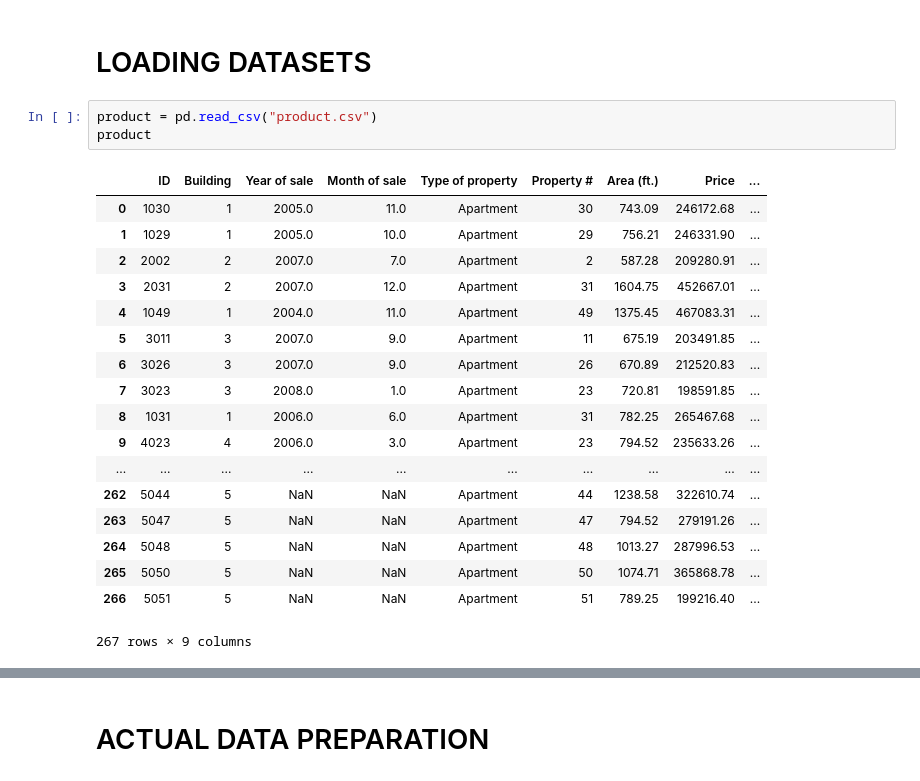
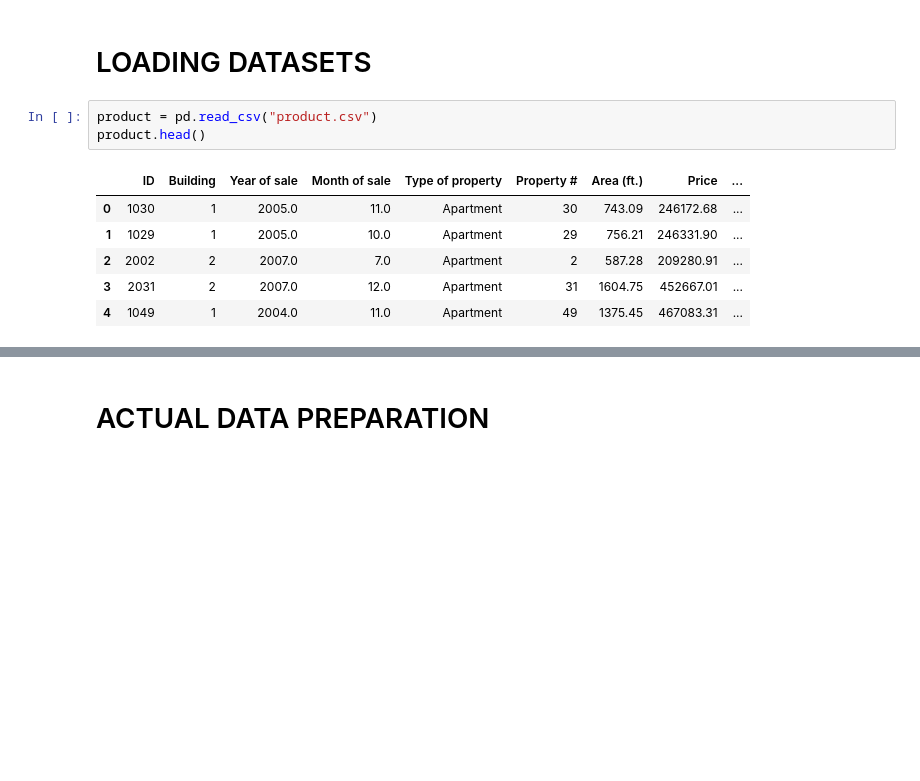
Before and after one commit to Salmankh3/Machine-Learning, a Jupyter notebook: Classification/Multi_Class/House Deal Satisfaction/House_Deal_Satisfaction_SVM.ipynb, the cells around one changed output, grey strips where cells are left out. Saved outputs shown, nothing was run; the diff lists cells and outputs as text; blank space fills up the shorter version.

```diff
--- a/Classification/Multi_Class/House Deal Satisfaction/House_Deal_Satisfaction_SVM.ipynb
+++ b/Classification/Multi_Class/House Deal Satisfaction/House_Deal_Satisfaction_SVM.ipynb
@@ -8,25 +8,13 @@ import matplotlib.pyplot as plt
 # LOADING DATASETS
 # %%
 product = pd.read_csv("product.csv")
-product
+product.head()
 # %% [output]
 |  | ID | Building | Year of sale | Month of sale | Type of property | Property # | Area (ft.) | Price | ... |
 | 0 | 1030 | 1 | 2005.0 | 11.0 | Apartment | 30 | 743.09 | 246172.68 | ... |
 | 1 | 1029 | 1 | 2005.0 | 10.0 | Apartment | 29 | 756.21 | 246331.90 | ... |
 | 2 | 2002 | 2 | 2007.0 | 7.0 | Apartment | 2 | 587.28 | 209280.91 | ... |
 | 3 | 2031 | 2 | 2007.0 | 12.0 | Apartment | 31 | 1604.75 | 452667.01 | ... |
 | 4 | 1049 | 1 | 2004.0 | 11.0 | Apartment | 49 | 1375.45 | 467083.31 | ... |
-| 5 | 3011 | 3 | 2007.0 | 9.0 | Apartment | 11 | 675.19 | 203491.85 | ... |
-| 6 | 3026 | 3 | 2007.0 | 9.0 | Apartment | 26 | 670.89 | 212520.83 | ... |
-| 7 | 3023 | 3 | 2008.0 | 1.0 | Apartment | 23 | 720.81 | 198591.85 | ... |
-| 8 | 1031 | 1 | 2006.0 | 6.0 | Apartment | 31 | 782.25 | 265467.68 | ... |
-| 9 | 4023 | 4 | 2006.0 | 3.0 | Apartment | 23 | 794.52 | 235633.26 | ... |
-| ... | ... | ... | ... | ... | ... | ... | ... | ... | ... |
-| 262 | 5044 | 5 | NaN | NaN | Apartment | 44 | 1238.58 | 322610.74 | ... |
-| 263 | 5047 | 5 | NaN | NaN | Apartment | 47 | 794.52 | 279191.26 | ... |
-| 264 | 5048 | 5 | NaN | NaN | Apartment | 48 | 1013.27 | 287996.53 | ... |
-| 265 | 5050 | 5 | NaN | NaN | Apartment | 50 | 1074.71 | 365868.78 | ... |
-| 266 | 5051 | 5 | NaN | NaN | Apartment | 51 | 789.25 | 199216.40 | ... |
-267 rows × 9 columns
 # %%
 customer = pd.read_csv("customer.csv")
```
Also changed, not shown: parts of 9 cells of this notebook.
